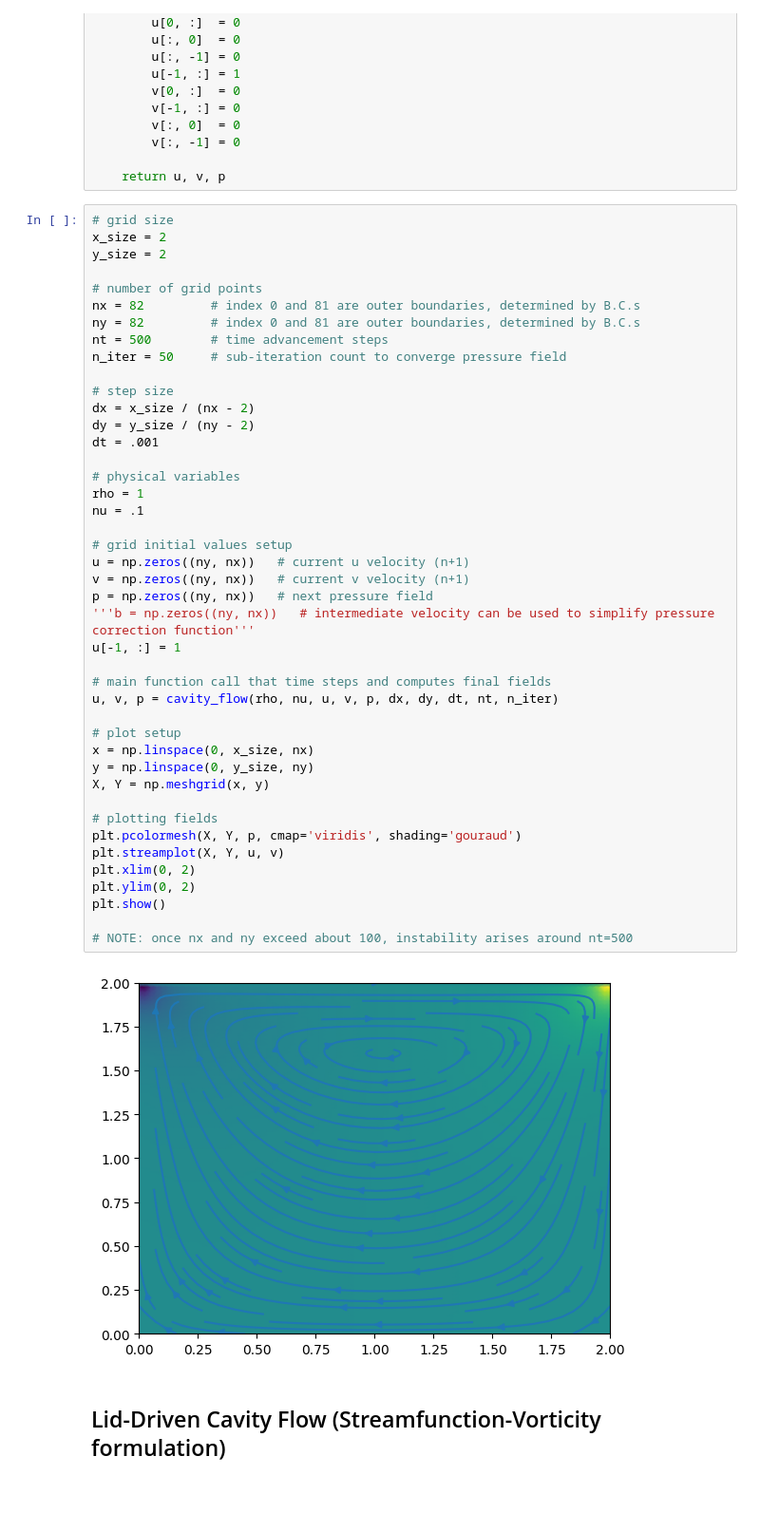
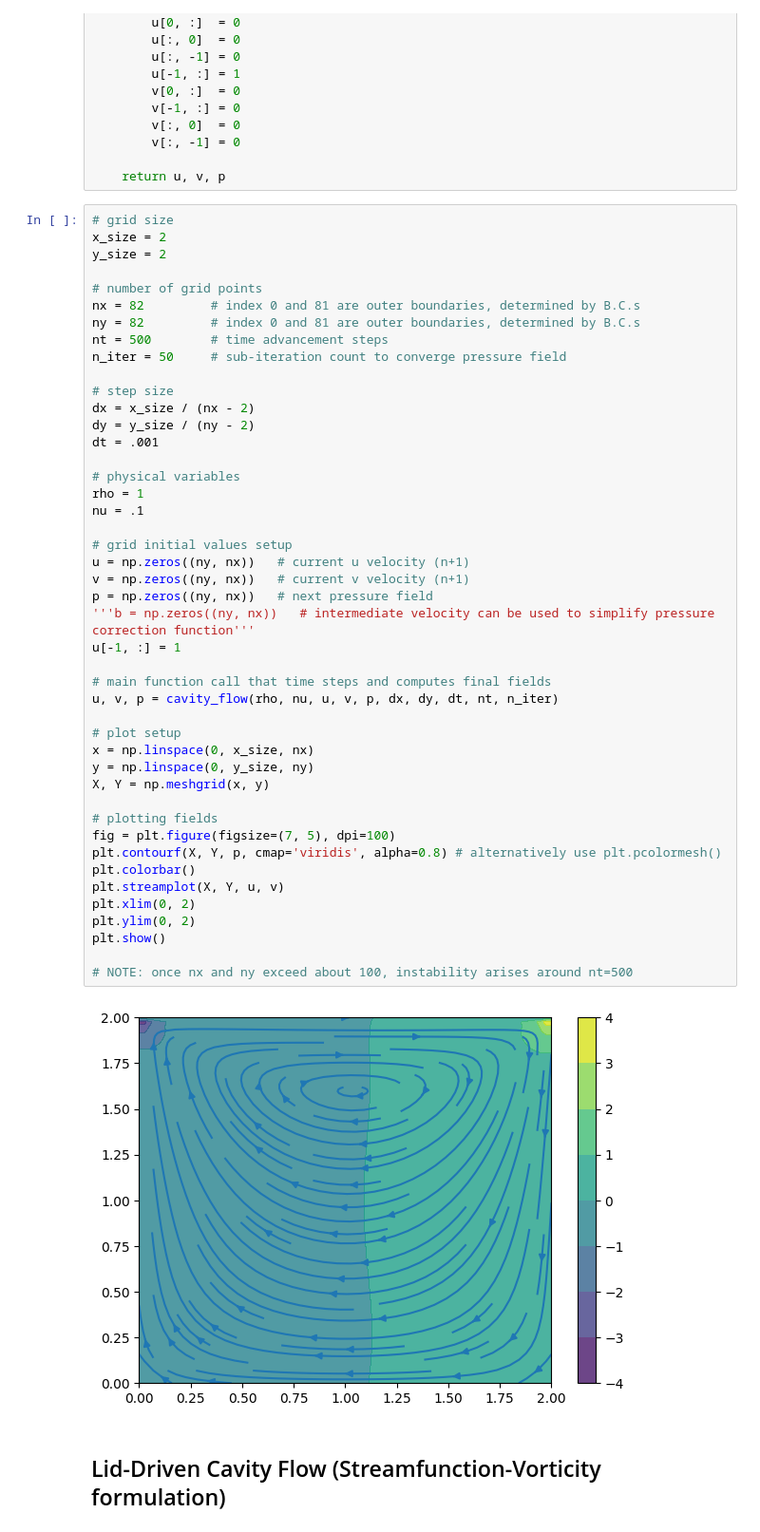
Before and after one commit to ruichee/Fluid-Sim, a Jupyter notebook: CFD_2D.ipynb, the cells around one changed output. Shown at 95% size. Cells and saved outputs as stored; diff of their text form; blank space fills up the shorter version.

Commit message:
Cavity flow plot cosmetics

```diff
--- a/CFD_2D.ipynb
+++ b/CFD_2D.ipynb
@@ -232,34 +232,36 @@ dx = x_size / (nx - 2)
 dy = y_size / (ny - 2)
 dt = .001
 
 # physical variables
 rho = 1
 nu = .1
 
 # grid initial values setup
 u = np.zeros((ny, nx))   # current u velocity (n+1)
 v = np.zeros((ny, nx))   # current v velocity (n+1)
 p = np.zeros((ny, nx))   # next pressure field
 '''b = np.zeros((ny, nx))   # intermediate velocity can be used to simplify pressure correction function'''
 u[-1, :] = 1
 
 # main function call that time steps and computes final fields
 u, v, p = cavity_flow(rho, nu, u, v, p, dx, dy, dt, nt, n_iter)
 
 # plot setup
 x = np.linspace(0, x_size, nx)
 y = np.linspace(0, y_size, ny)
 X, Y = np.meshgrid(x, y)
 
 # plotting fields
-plt.pcolormesh(X, Y, p, cmap='viridis', shading='gouraud')
+fig = plt.figure(figsize=(7, 5), dpi=100)
+plt.contourf(X, Y, p, cmap='viridis', alpha=0.8) # alternatively use plt.pcolormesh()
+plt.colorbar()
 plt.streamplot(X, Y, u, v)
 plt.xlim(0, 2)
 plt.ylim(0, 2)
 plt.show()
 
 # NOTE: once nx and ny exceed about 100, instability arises around nt=500
 # %% [output]
-[figure, old version]
+[figure, new version]
 # %% [markdown]
 ## Lid-Driven Cavity Flow (Streamfunction-Vorticity formulation) ##
```
